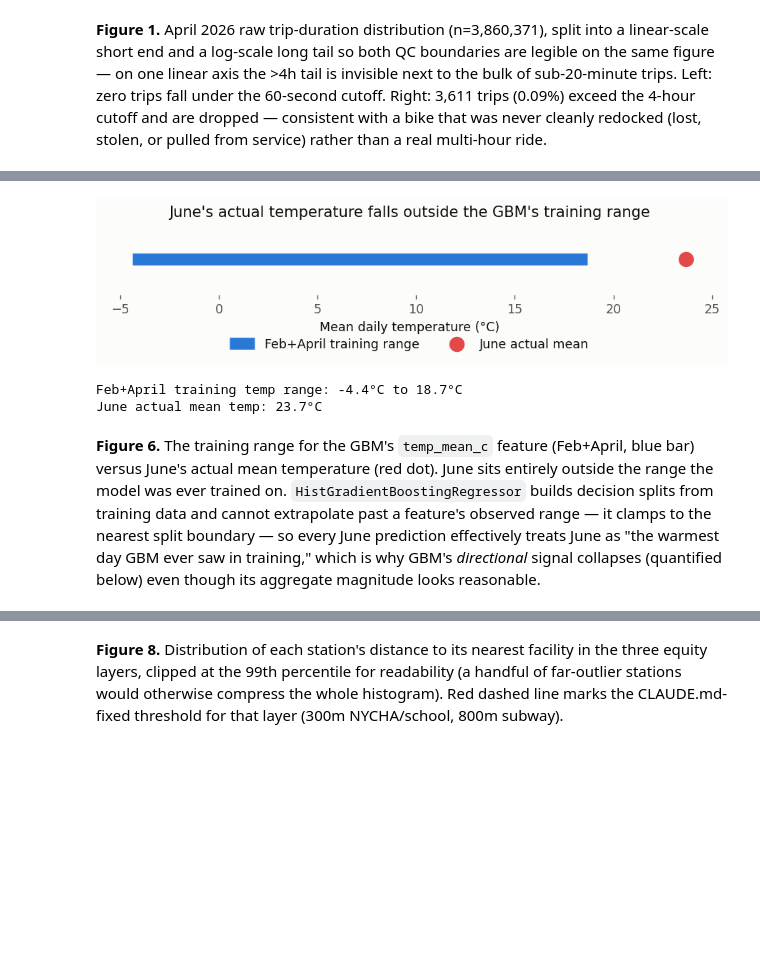
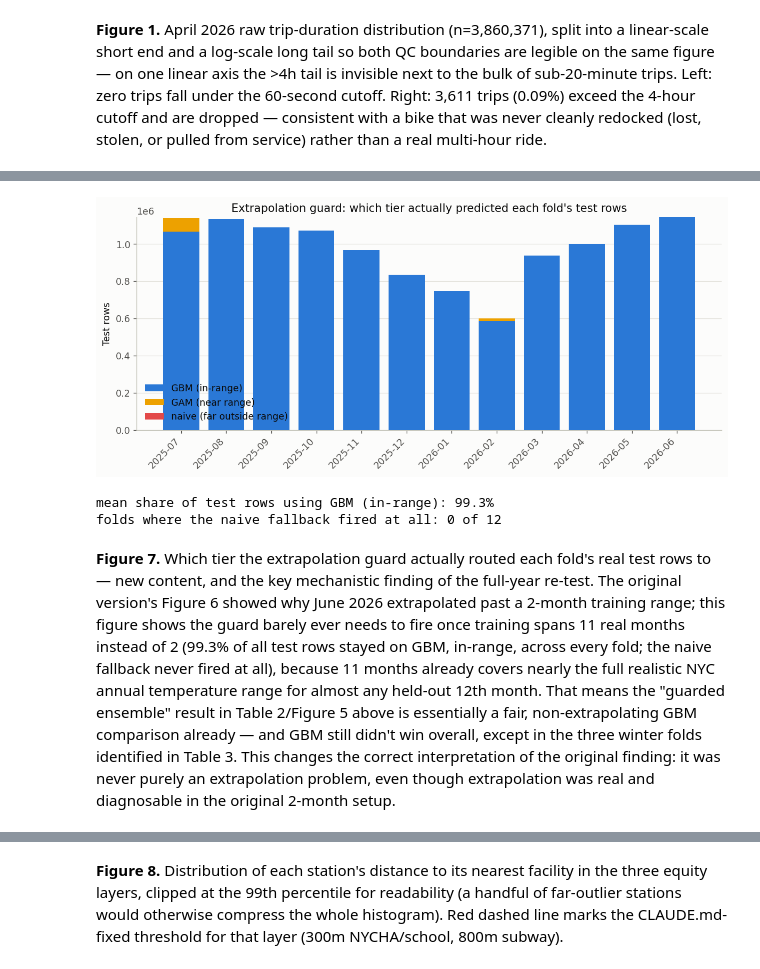
Before and after one commit to rezataeb/nyc-citibike-rebalancing, a Jupyter notebook: notebooks/session_7_5_eda_report.ipynb, the cells around one changed output, grey strips where cells are left out. Cells and saved outputs as stored; diff of their text form; code cells hidden in the pictures; blank space fills up the shorter version.

```diff
--- a/notebooks/session_7_5_eda_report.ipynb
+++ b/notebooks/session_7_5_eda_report.ipynb
@@ -335,11 +403,13 @@ Both reuse the flow tables computed in Section 2 — no data is reloaded.
 # %%
-seasonal_fc = backtest.build_naive_forecast(flows_by_month["2026-04"])
-flat_fc = backtest.build_flat_baseline(flows_by_month["2026-04"])
+model_perf = json.loads(MODEL_PERFORMANCE_PATH.read_text())
+print(f"walk-forward window: {model_perf['months'][0]} .. {model_perf['months'][-1]} ({len(model_perf['folds'])} folds)")
 
-seasonal_res = backtest.compute_mae(seasonal_fc, flows_by_month["2026-02"], ["station_id", "day_type", "hour"])
-flat_res = backtest.compute_mae(flat_fc, flows_by_month["2026-02"], ["station_id"])
-
-print("Train: 2026-04   Test (held out): 2026-02\n")
-print(f"Seasonal-naive MAE: {seasonal_res['mae']:.3f} bikes/day  (coverage {seasonal_res['coverage']:.1%})")
-print(f"Flat baseline  MAE: {flat_res['mae']:.3f} bikes/day  (coverage {flat_res['coverage']:.1%})")
+agg = model_perf["aggregate"]
+sig = model_perf["significance"]
+agg_table = pd.DataFrame([
+    {"tier": "Seasonal-naive", "mean_mae": agg["naive_mean_mae"], "vs_naive_p": None},
+    {"tier": "GAM (splines)", "mean_mae": agg["gam_mean_mae"], "vs_naive_p": sig["gam_vs_naive"]["p_value"]},
+    {"tier": "Guarded (GBM+GAM+naive)", "mean_mae": agg["guarded_mean_mae"], "vs_naive_p": sig["guarded_vs_naive"]["p_value"]},
+])
+agg_table
 # %% [output]
@@ -404,34 +480,44 @@ better; the more complex, feature-rich model performs worst.
 # %%
-train_temp_min = train_features["temp_mean_c"].min()
-train_temp_max = train_features["temp_mean_c"].max()
-june_actual_mean_temp = weather_df.loc[
-    (weather_df["date"] >= "2026-06-01") & (weather_df["date"] <= "2026-06-30"), "temp_mean_c"
-].mean()
+tier_usage = pd.DataFrame([
+    {"test_month": f["test_month"], "temp_range": f["gbm_temp_range"], **f["tiers"]["guarded"]["tier_usage"]}
+    for f in model_perf["folds"]
+]).fillna(0)
+for col in ["gbm", "gam", "naive"]:
+    if col not in tier_usage.columns:
+        tier_usage[col] = 0
+tier_usage["total"] = tier_usage[["gbm", "gam", "naive"]].sum(axis=1)
+tier_usage["pct_gbm"] = tier_usage["gbm"] / tier_usage["total"] * 100
 
-fig, ax = plt.subplots(figsize=(7.5, 2.6))
-ax.hlines(0, train_temp_min, train_temp_max, color=CAT["blue"], linewidth=10, zorder=3, label="Feb+April training range")
-ax.scatter([june_actual_mean_temp], [0], color=CAT["red"], s=140, zorder=4, label="June actual mean")
-ax.set_yticks([])
-ax.set_xlabel("Mean daily temperature (°C)")
-ax.set_title("June's actual temperature falls outside the GBM's training range")
-ax.legend(frameon=False, loc="upper center", bbox_to_anchor=(0.5, -0.45), ncol=2)
-for spine in ax.spines.values():
-    spine.set_visible(False)
+fig, ax = plt.subplots(figsize=(10, 4.5))
+x = np.arange(len(tier_usage))
+ax.bar(x, tier_usage["gbm"], label="GBM (in-range)", color=CAT["blue"], zorder=3)
+ax.bar(x, tier_usage["gam"], bottom=tier_usage["gbm"], label="GAM (near range)", color=CAT["yellow"], zorder=3)
+ax.bar(x, tier_usage["naive"], bottom=tier_usage["gbm"] + tier_usage["gam"], label="naive (far outside range)", color=CAT["red"], zorder=3)
+ax.set_xticks(x)
+ax.set_xticklabels(tier_usage["test_month"], rotation=45, ha="right")
+ax.set_ylabel("Test rows")
+ax.set_title("Extrapolation guard: which tier actually predicted each fold's test rows")
+style_ax(ax)
+ax.legend(frameon=False)
 plt.tight_layout()
 plt.show()
 
-print(f"Feb+April training temp range: {train_temp_min:.1f}°C to {train_temp_max:.1f}°C")
-print(f"June actual mean temp: {june_actual_mean_temp:.1f}°C")
+print(f"mean share of test rows using GBM (in-range): {tier_usage['pct_gbm'].mean():.1f}%")
+print(f"folds where the naive fallback fired at all: {int((tier_usage['naive'] > 0).sum())} of {len(tier_usage)}")
 # %% [output]
-[figure, old version]
+[figure, new version]
-Feb+April training temp range: -4.4°C to 18.7°C
-June actual mean temp: 23.7°C
+mean share of test rows using GBM (in-range): 99.3%
+folds where the naive fallback fired at all: 0 of 12
 # %% [markdown]
-**Figure 6.** The training range for the GBM's `temp_mean_c` feature (Feb+April, blue bar)
-versus June's actual mean temperature (red dot). June sits entirely outside the range the model
-was ever trained on. `HistGradientBoostingRegressor` builds decision splits from training data and
-cannot extrapolate past a feature's observed range — it clamps to the nearest split boundary — so
-every June prediction effectively treats June as "the warmest day GBM ever saw in training," which
-is why GBM's *directional* signal collapses (quantified below) even though its aggregate magnitude
-looks reasonable.
+**Figure 7.** Which tier the extrapolation guard actually routed each fold's real test rows to —
+new content, and the key mechanistic finding of the full-year re-test. The original version's
+Figure 6 showed why June 2026 extrapolated past a 2-month training range; this figure shows the
+guard barely ever needs to fire once training spans 11 real months instead of 2 (99.3% of all
+test rows stayed on GBM, in-range, across every fold; the naive fallback never fired at all),
+because 11 months already covers nearly the full realistic NYC annual temperature range for
+almost any held-out 12th month. That means the "guarded ensemble" result in Table 2/Figure 5 above
+is essentially a fair, non-extrapolating GBM comparison already — and GBM still didn't win
+overall, except in the three winter folds identified in Table 3. This changes the correct
+interpretation of the original finding: it was never purely an extrapolation problem, even though
+extrapolation was real and diagnosable in the original 2-month setup.
 # %%
```
Also changed, not shown: parts of 47 cells of this notebook, 1 other file.
